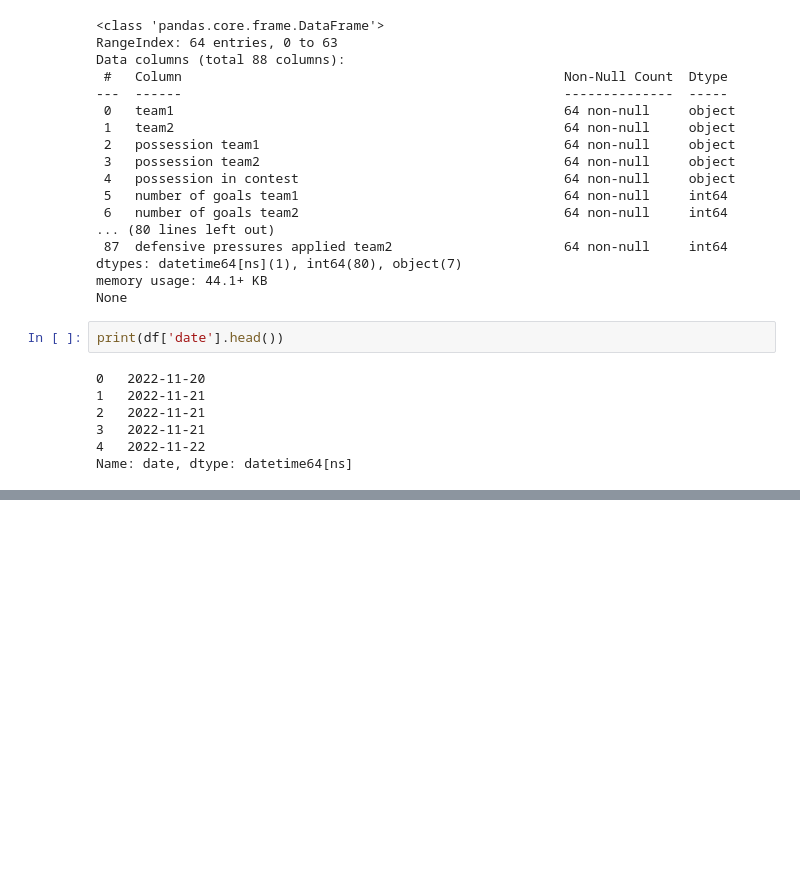
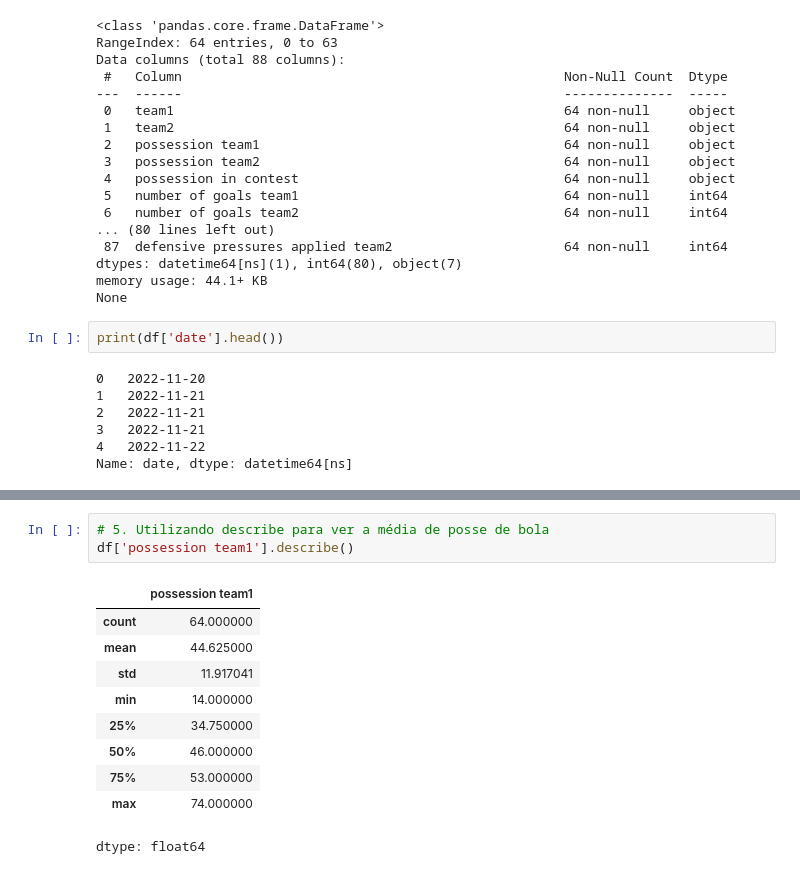
Before and after one commit to luang1t/learn_data, a Jupyter notebook: pandas_first_steps.ipynb, the cells around one changed output, grey strips where cells are left out. Drawn from its saved outputs; the diff is of its cells as text; blank space fills up the shorter version.

```diff
--- a/pandas_first_steps.ipynb
+++ b/pandas_first_steps.ipynb
@@ -183,0 +182,14 @@ print(df[value_for_change])
+# %%
+# 5. Utilizando describe para ver a média de posse de bola
+df['possession team1'].describe()
+# %% [output]
+|  | possession team1 |
+| count | 64.000000 |
+| mean | 44.625000 |
+| std | 11.917041 |
+| min | 14.000000 |
+| 25% | 34.750000 |
+| 50% | 46.000000 |
+| 75% | 53.000000 |
+| max | 74.000000 |
+dtype: float64
```
Also changed, not shown: parts of 9 cells of this notebook.
